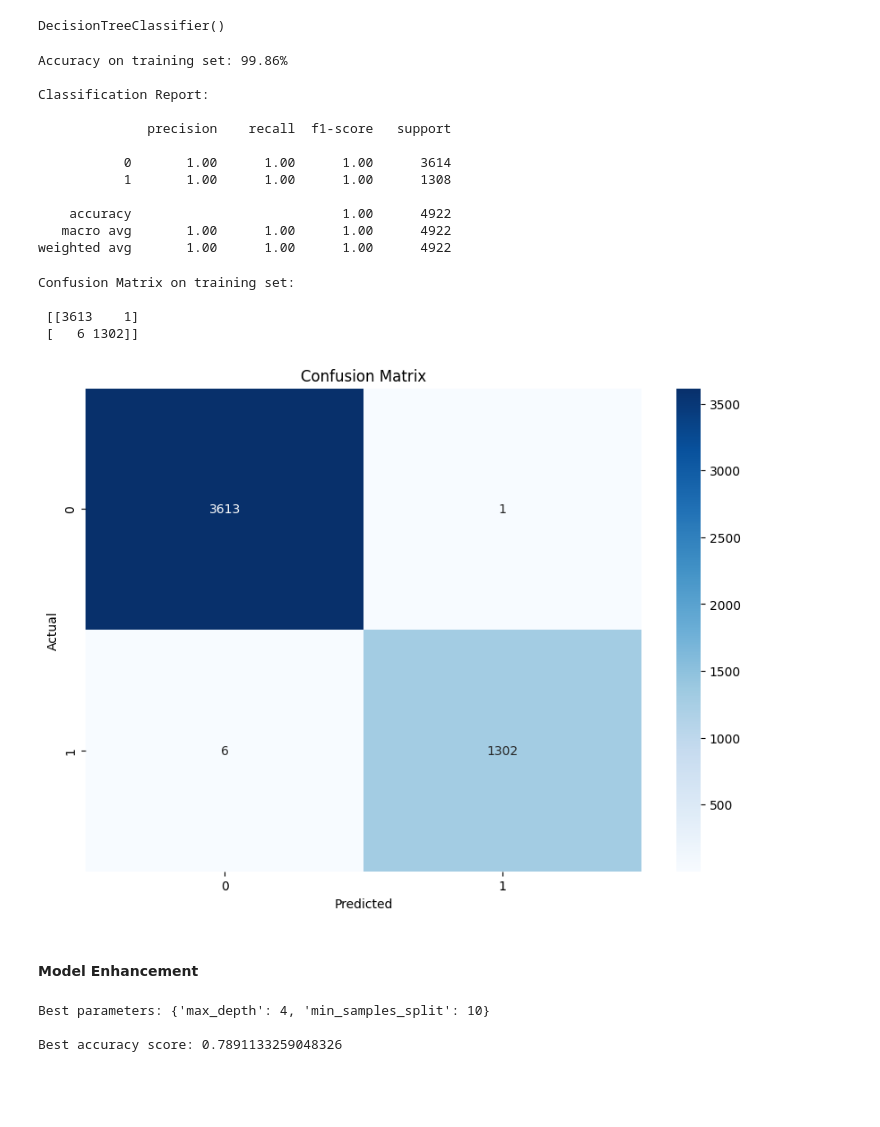
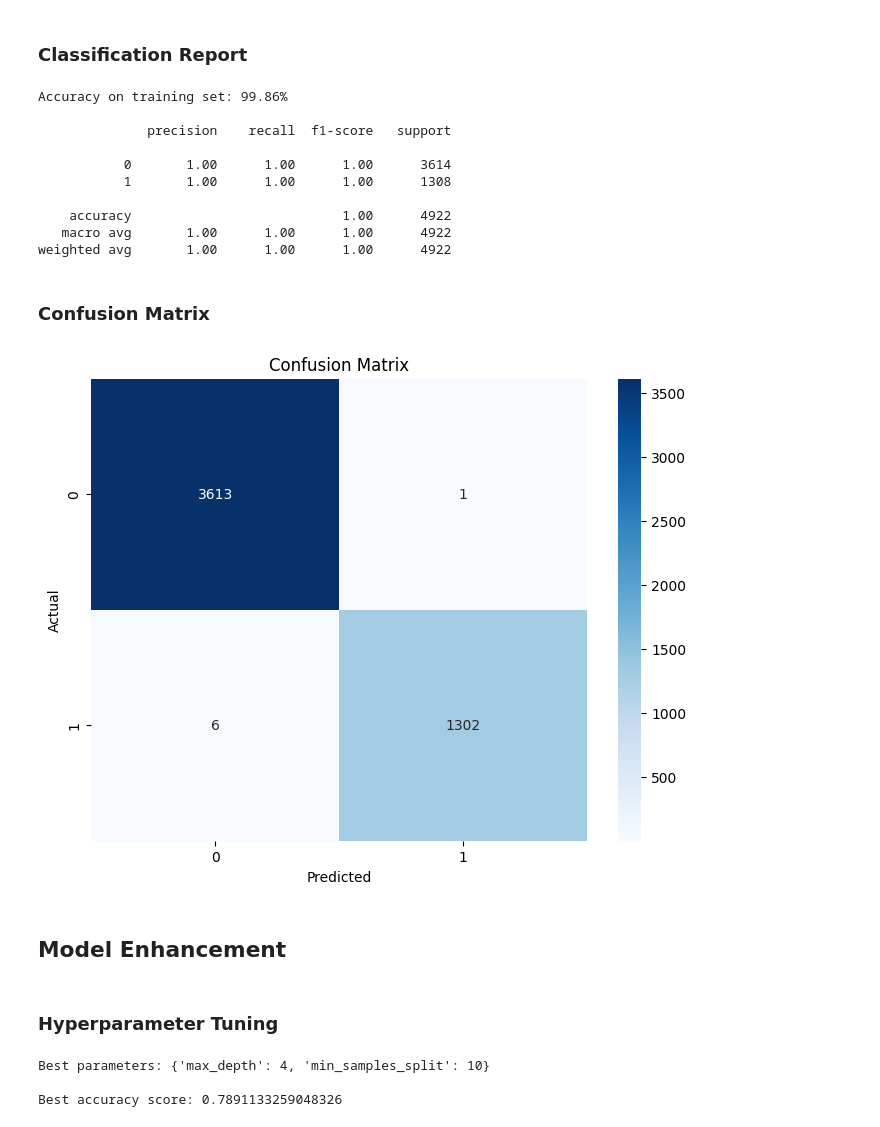
Before and after one commit to rydzze/Telecom-Customer-Churn-Prediction, a Jupyter notebook: IBM/0 Decision Tree.ipynb, the cells around one changed output. Cells and saved outputs as stored; diff of their text form; code cells hidden in the pictures; blank space fills up the shorter version.

```diff
--- a/IBM/0 Decision Tree.ipynb
+++ b/IBM/0 Decision Tree.ipynb
@@ -27,14 +46,12 @@ y_train = data['Churn']
 # %%
 # Split the data into two sets: Training (70%), Test (30%)
-
 X_train, X_test, y_train, y_test = train_test_split(X_train, y_train, test_size=0.3, random_state=42)
 
 # Load the ML/DL model
-
 clf = DecisionTreeClassifier()
 
 # Fit the training set into the model
+clf.fit(X_train, y_train)
 
-clf.fit(X_train, y_train)
+# Predict the customer churn
+y_train_pred = clf.predict(X_train)
-# %% [output]
-DecisionTreeClassifier()
@@ -45,3 +58,5 @@ y_train_pred = clf.predict(X_train)
+# %% [markdown]
+### **Classification Report**
 # %%
 # Calculate the accuracy of the model
 
@@ -50,11 +65,9 @@ print(f"Accuracy on training set: {accuracy_train * 100:.2f}%\n")
 
 # Display the full classification report
 
-print(f"Classification Report:\n\n{classification_report(y_train, y_train_pred)}")
+print(classification_report(y_train, y_train_pred))
 # %% [output]
 Accuracy on training set: 99.86%
-
-Classification Report:
 
               precision    recall  f1-score   support
 
@@ -64,27 +77,24 @@ Classification Report:
     accuracy                           1.00      4922
    macro avg       1.00      1.00      1.00      4922
 weighted avg       1.00      1.00      1.00      4922
+# %% [markdown]
+### **Confusion Matrix**
 # %%
 # Display the confusion matrix
 
 conf_matrix_train = confusion_matrix(y_train, y_train_pred)
-print("Confusion Matrix on training set:\n\n", conf_matrix_train,'\n')
 
-plt.figure(figsize=(10, 7))
+plt.figure(figsize=(8, 6))
 sns.heatmap(conf_matrix_train, annot=True, fmt='d', cmap='Blues',
             xticklabels=clf.classes_, yticklabels=clf.classes_)
 plt.xlabel('Predicted')
 plt.ylabel('Actual')
 plt.title('Confusion Matrix')
 plt.show()
 # %% [output]
-Confusion Matrix on training set:
-
- [[3613    1]
- [   6 1302]]
-[figure, old version]
+[figure, new version]
 # %% [markdown]
-#### **Model Enhancement**
+## **Model Enhancement**
 # %%
 # Tune the parameters of the model and find the best model using Grid Search
 
@@ -111,5 +121,7 @@ def crossValidScore(model, X_train, y_train, scoring='accuracy', cv=5):
     print(f"\nCross Validation Scores ({scoring}): {result}")
     print(f"\nMean Accuracy      : {result.mean() * 100:.2f}%")
     print(f"Standard Deviation : {result.std():.2f}")
+# %% [markdown]
+### **Hyperparameter Tuning**
 # %%
 # Prepare the parameters of the model for tuning
```
Also changed, not shown: parts of 19 cells of this notebook, 6 other files.
